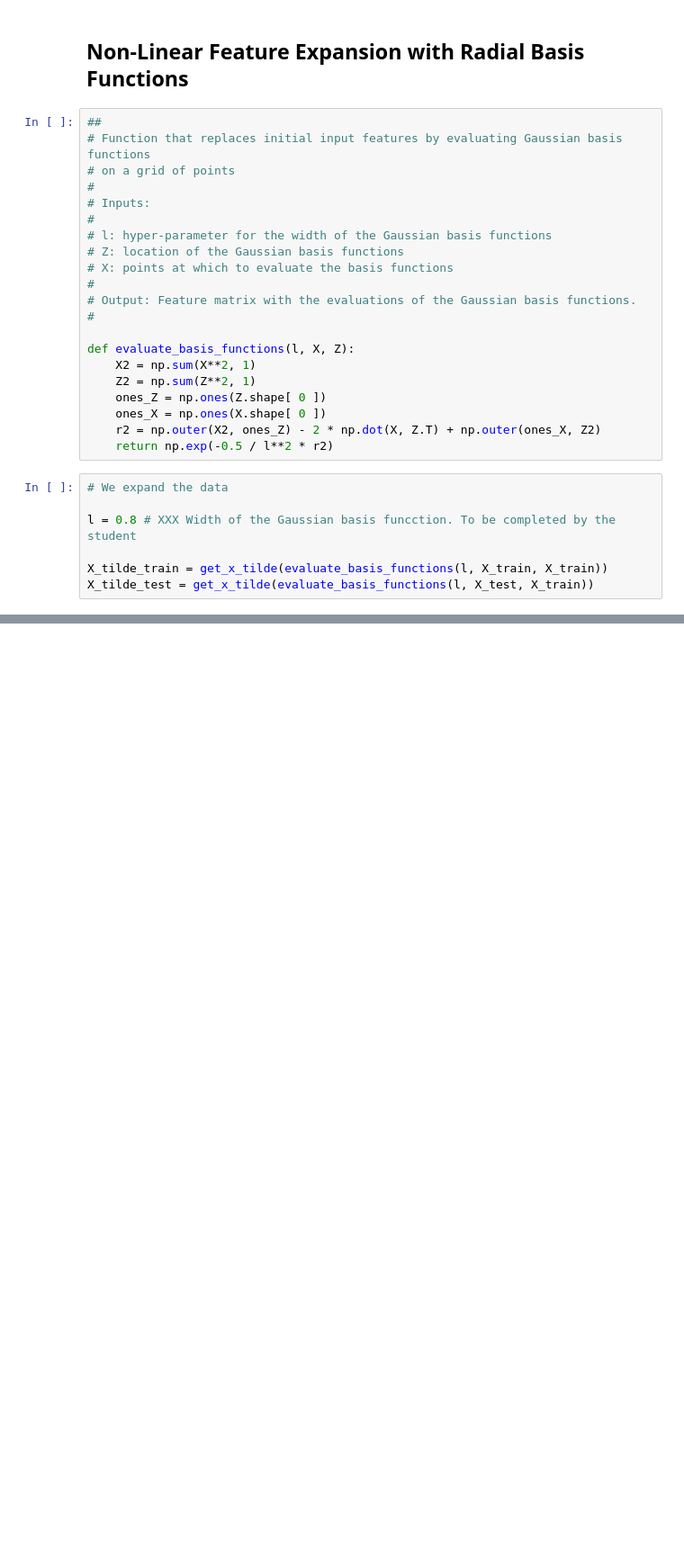
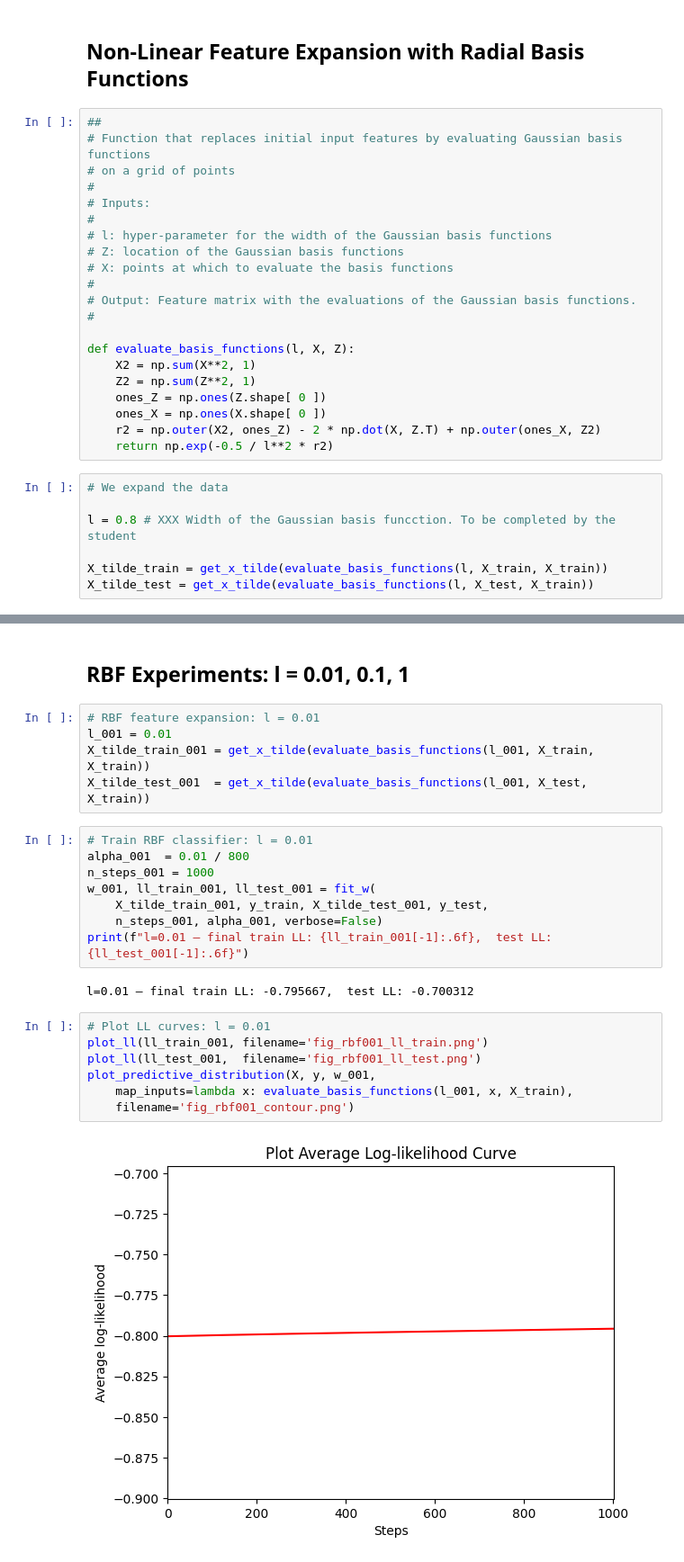
Before and after one commit to jc2409/3F8_Lab, a Jupyter notebook: 3F8_coursework.ipynb, the cells around one changed output, grey strips where cells are left out. Shown at 90% size. Drawn from its saved outputs; the diff is of its cells as text; blank space fills up the shorter version.

```diff
--- a/3F8_coursework.ipynb
+++ b/3F8_coursework.ipynb
@@ -357,0 +311,26 @@ plot_predictive_distribution(X, y, w, lambda x : evaluate_basis_functions(l, x,
+# %% [markdown]
+## RBF Experiments: l = 0.01, 0.1, 1
+# %%
+# RBF feature expansion: l = 0.01
+l_001 = 0.01
+X_tilde_train_001 = get_x_tilde(evaluate_basis_functions(l_001, X_train, X_train))
+X_tilde_test_001  = get_x_tilde(evaluate_basis_functions(l_001, X_test,  X_train))
+# %%
+# Train RBF classifier: l = 0.01
+alpha_001  = 0.01 / 800
+n_steps_001 = 1000
+w_001, ll_train_001, ll_test_001 = fit_w(
+    X_tilde_train_001, y_train, X_tilde_test_001, y_test,
+    n_steps_001, alpha_001, verbose=False)
+print(f"l=0.01 — final train LL: {ll_train_001[-1]:.6f},  test LL: {ll_test_001[-1]:.6f}")
+# %% [output]
+l=0.01 — final train LL: -0.795667,  test LL: -0.700312
+# %%
+# Plot LL curves: l = 0.01
+plot_ll(ll_train_001, filename='fig_rbf001_ll_train.png')
+plot_ll(ll_test_001,  filename='fig_rbf001_ll_test.png')
+plot_predictive_distribution(X, y, w_001,
+    map_inputs=lambda x: evaluate_basis_functions(l_001, x, X_train),
+    filename='fig_rbf001_contour.png')
+# %% [output]
+[figure, added]
```
Also changed, not shown: parts of 26 cells of this notebook, 29 other files.
